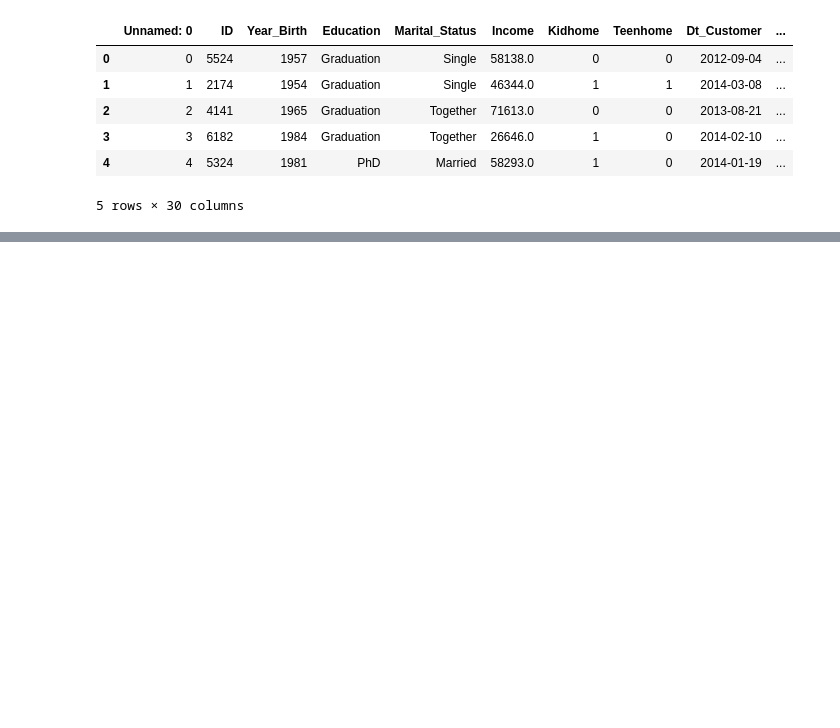
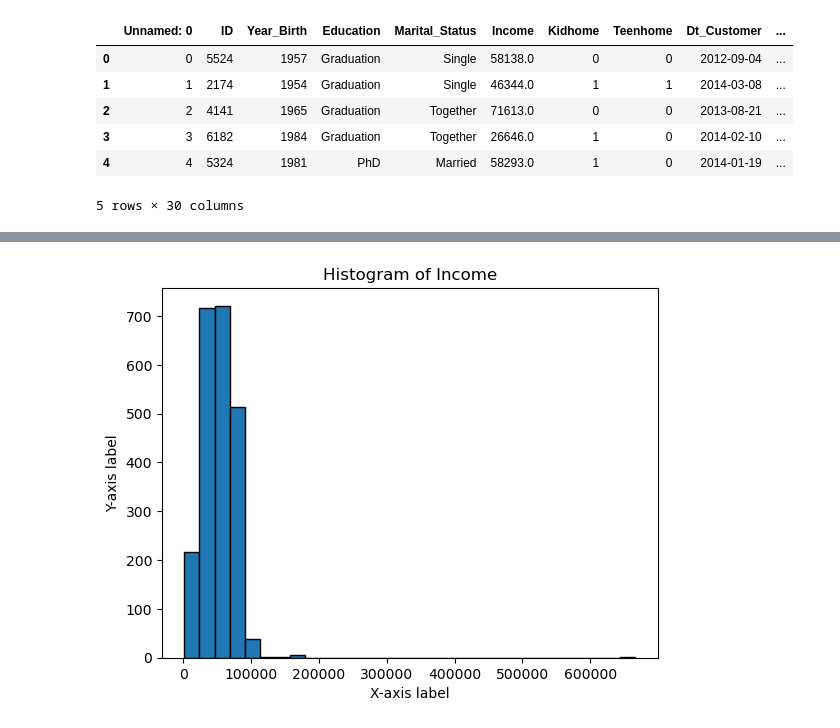
Before and after one commit to ASM2023063/mscda-20241-capstone, a Jupyter notebook: 2023063_CAPSTONE_PRACTICAL_V1.ipynb, the cells around one changed output, grey strips where cells are left out. Drawn from its saved outputs; the diff is of its cells as text; code cells hidden in the pictures; blank space fills up the shorter version.

Commit message:
Data understanding

```diff
--- a/2023063_CAPSTONE_PRACTICAL_V1.ipynb
+++ b/2023063_CAPSTONE_PRACTICAL_V1.ipynb
@@ -32,0 +136,9 @@ data.head()
+# %%
+# Example: Histogram of a numerical column
+plt.hist(data['Income'], bins=30, edgecolor='k')
+plt.xlabel('X-axis label')
+plt.ylabel('Y-axis label')
+plt.title('Histogram of Income')
+plt.show()
+# %% [output]
+[figure, added]
```
Also changed, not shown: parts of 8 cells of this notebook.
